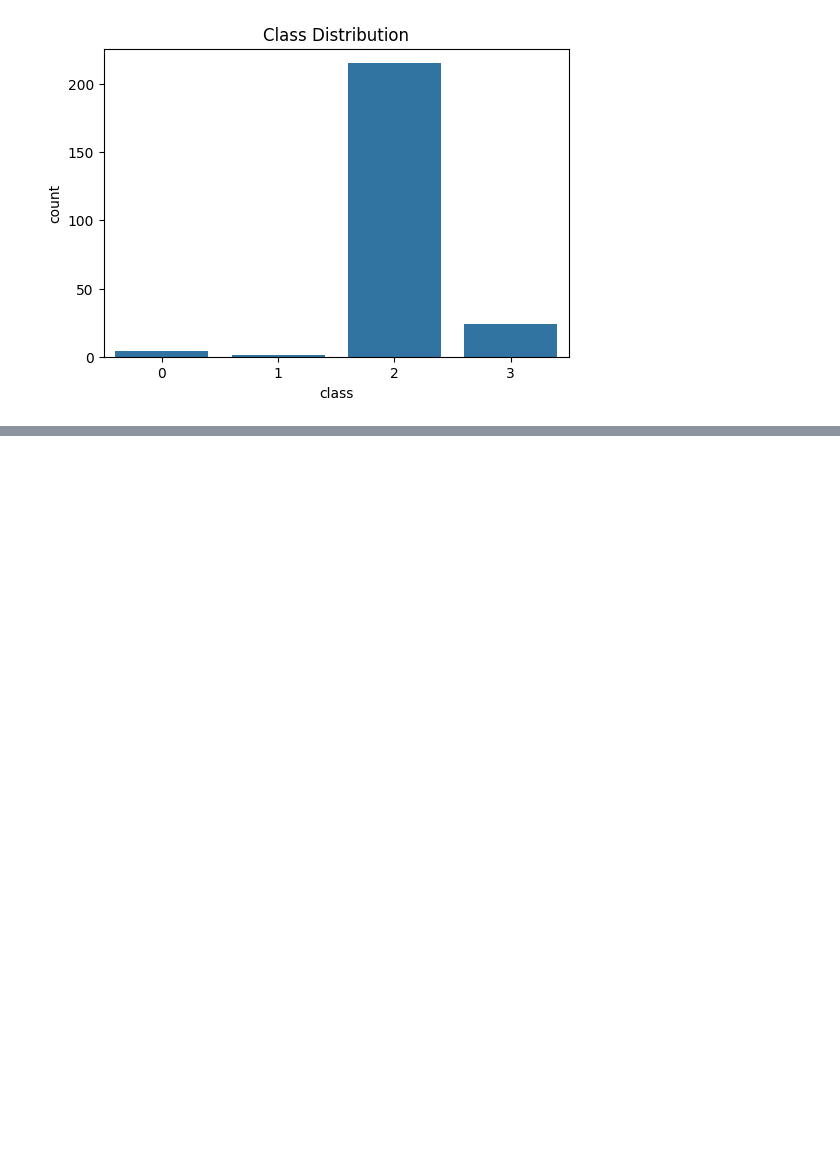
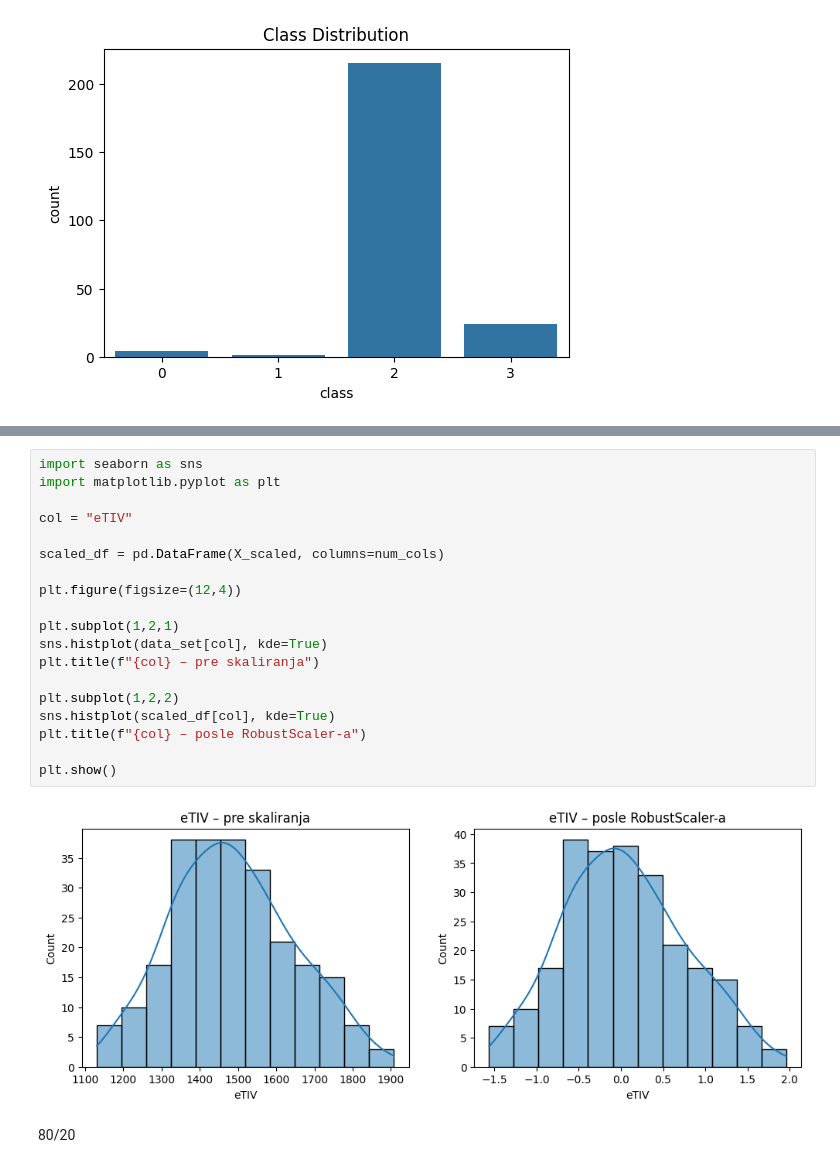
Before and after one commit to teodora18040cvetkovic/Machine_Learning_Project_1, a Jupyter notebook: notebook_project_1.ipynb, the cells around one changed output, grey strips where cells are left out. Drawn from its saved outputs; the diff is of its cells as text; blank space fills up the shorter version.

```diff
--- a/notebook_project_1.ipynb
+++ b/notebook_project_1.ipynb
@@ -173,0 +234,23 @@ plt.show()
+# %%
+import seaborn as sns
+import matplotlib.pyplot as plt
+
+col = "eTIV"
+
+scaled_df = pd.DataFrame(X_scaled, columns=num_cols)
+
+plt.figure(figsize=(12,4))
+
+plt.subplot(1,2,1)
+sns.histplot(data_set[col], kde=True)
+plt.title(f"{col} – pre skaliranja")
+
+plt.subplot(1,2,2)
+sns.histplot(scaled_df[col], kde=True)
+plt.title(f"{col} – posle RobustScaler-a")
+
+plt.show()
+# %% [output]
+[figure, added]
+# %% [markdown]
+80/20
```
Also changed, not shown: parts of 22 cells of this notebook.
